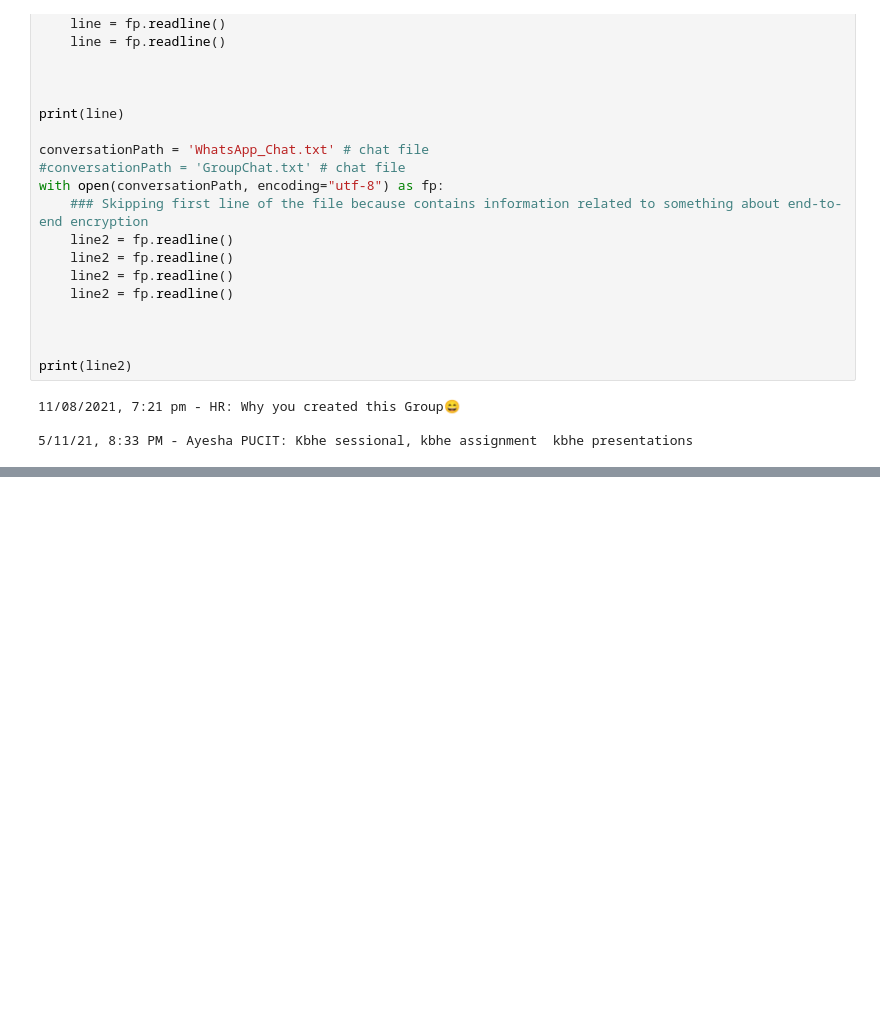
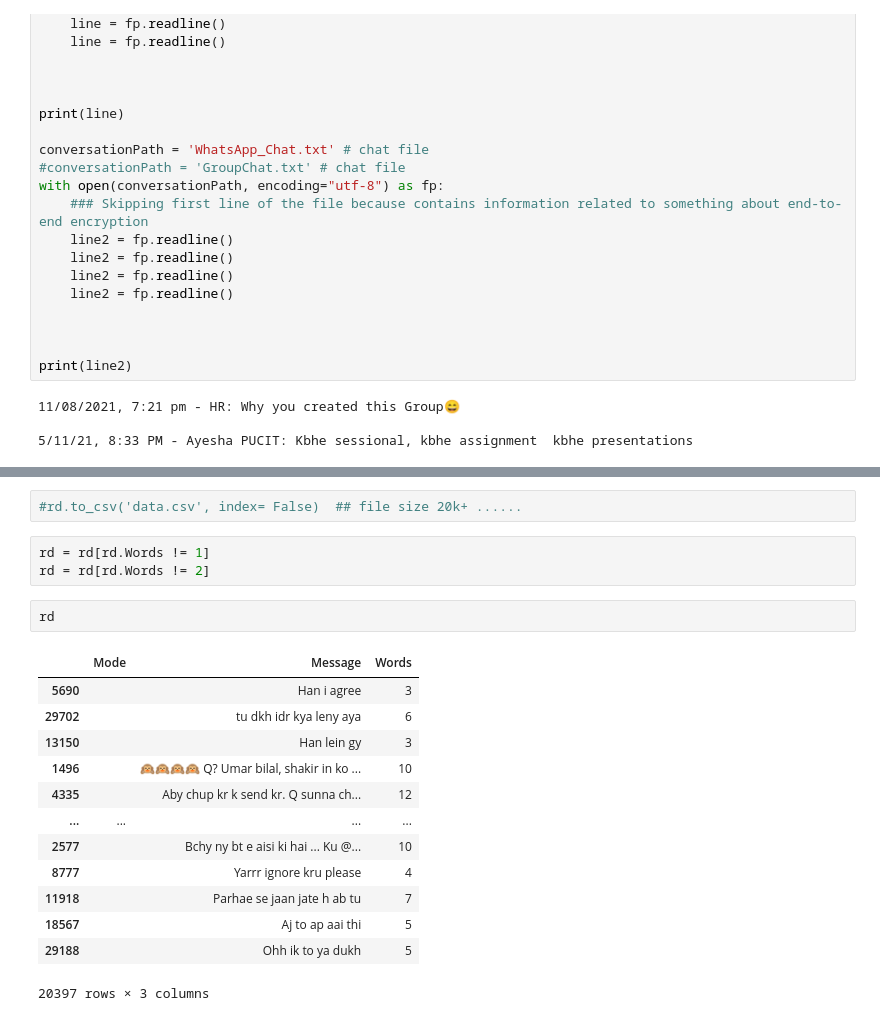
Before and after one commit to Hassan6678/NLP, a Jupyter notebook: WhatsappAnalysis.ipynb, the cells around one changed output, grey strips where cells are left out. Cells and saved outputs as stored; diff of their text form; blank space fills up the shorter version.

```diff
--- a/WhatsappAnalysis.ipynb
+++ b/WhatsappAnalysis.ipynb
@@ -375,0 +468,21 @@ NO
+# %%
+#rd.to_csv('data.csv', index= False)  ## file size 20k+ ......
+# %%
+rd = rd[rd.Words != 1]
+rd = rd[rd.Words != 2]
+# %%
+rd
+# %% [output]
+|  | Mode | Message | Words |
+| 5690 |  | Han i agree | 3 |
+| 29702 |  | tu dkh idr kya leny aya | 6 |
+| 13150 |  | Han lein gy | 3 |
+| 1496 |  | 🙉🙉🙉🙉 Q? Umar bilal, shakir in ko ... | 10 |
+| 4335 |  | Aby chup kr k send kr. Q sunna ch... | 12 |
+| ... | ... | ... | ... |
+| 2577 |  | Bchy ny bt e aisi ki hai ... Ku @... | 10 |
+| 8777 |  | Yarrr ignore kru please | 4 |
+| 11918 |  | Parhae se jaan jate h ab tu | 7 |
+| 18567 |  | Aj to ap aai thi | 5 |
+| 29188 |  | Ohh ik to ya dukh | 5 |
+20397 rows × 3 columns
```
Also changed, not shown: parts of 17 cells of this notebook.
